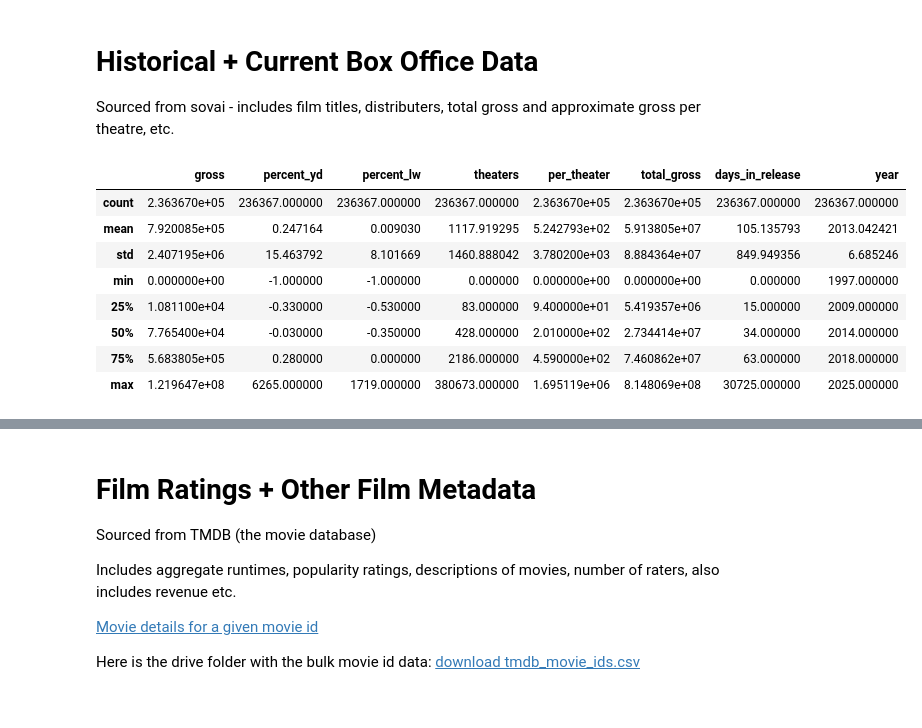
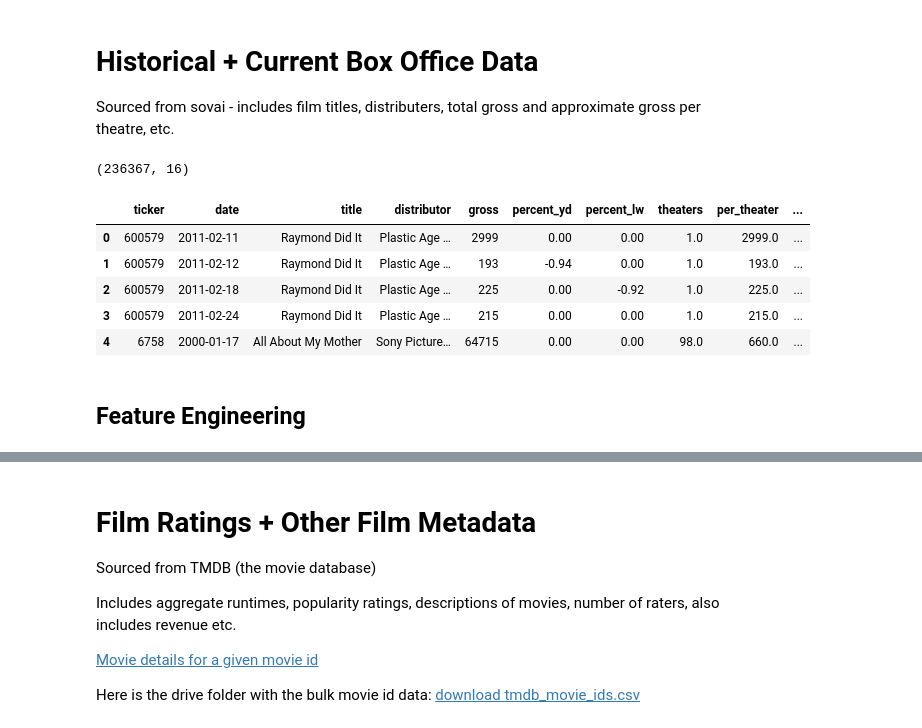
Before and after one commit to skrigel/cinema_by_the_numbers, a Jupyter notebook: data_cleaning/cleaning_and_merging.ipynb, the cells around one changed output, grey strips where cells are left out. Saved outputs shown, nothing was run; the diff lists cells and outputs as text; code cells hidden in the pictures.

```diff
--- a/data_cleaning/cleaning_and_merging.ipynb
+++ b/data_cleaning/cleaning_and_merging.ipynb
@@ -11,17 +11,19 @@ def normalize_title(s):
     return s
 # %%
 sov_df = pd.read_csv("../data/raw/sov_data.csv")
+print(sov_df.shape)
+# %% [output]
+(236367, 16)
 # %%
-sov_df.describe()
+sov_df.head()
 # %% [output]
-|  | gross | percent_yd | percent_lw | theaters | per_theater | total_gross | days_in_release | year |
-| count | 2.363670e+05 | 236367.000000 | 236367.000000 | 236367.000000 | 2.363670e+05 | 2.363670e+05 | 236367.000000 | 236367.000000 |
-| mean | 7.920085e+05 | 0.247164 | 0.009030 | 1117.919295 | 5.242793e+02 | 5.913805e+07 | 105.135793 | 2013.042421 |
-| std | 2.407195e+06 | 15.463792 | 8.101669 | 1460.888042 | 3.780200e+03 | 8.884364e+07 | 849.949356 | 6.685246 |
-| min | 0.000000e+00 | -1.000000 | -1.000000 | 0.000000 | 0.000000e+00 | 0.000000e+00 | 0.000000 | 1997.000000 |
-| 25% | 1.081100e+04 | -0.330000 | -0.530000 | 83.000000 | 9.400000e+01 | 5.419357e+06 | 15.000000 | 2009.000000 |
-| 50% | 7.765400e+04 | -0.030000 | -0.350000 | 428.000000 | 2.010000e+02 | 2.734414e+07 | 34.000000 | 2014.000000 |
-| 75% | 5.683805e+05 | 0.280000 | 0.000000 | 2186.000000 | 4.590000e+02 | 7.460862e+07 | 63.000000 | 2018.000000 |
-| max | 1.219647e+08 | 6265.000000 | 1719.000000 | 380673.000000 | 1.695119e+06 | 8.148069e+08 | 30725.000000 | 2025.000000 |
+|  | ticker | date | title | distributor | gross | percent_yd | percent_lw | theaters | per_theater | ... |
+| 0 | 600579 | 2011-02-11 | Raymond Did It | Plastic Age … | 2999 | 0.00 | 0.00 | 1.0 | 2999.0 | ... |
+| 1 | 600579 | 2011-02-12 | Raymond Did It | Plastic Age … | 193 | -0.94 | 0.00 | 1.0 | 193.0 | ... |
+| 2 | 600579 | 2011-02-18 | Raymond Did It | Plastic Age … | 225 | 0.00 | -0.92 | 1.0 | 225.0 | ... |
+| 3 | 600579 | 2011-02-24 | Raymond Did It | Plastic Age … | 215 | 0.00 | 0.00 | 1.0 | 215.0 | ... |
+| 4 | 6758 | 2000-01-17 | All About My Mother | Sony Picture… | 64715 | 0.00 | 0.00 | 98.0 | 660.0 | ... |
 # %%
 sov_df['title_key'] = normalize_title(sov_df['title'])
+# %% [markdown]
+## Feature Engineering
```
Also changed, not shown: parts of 12 cells of this notebook, 31 other files.
